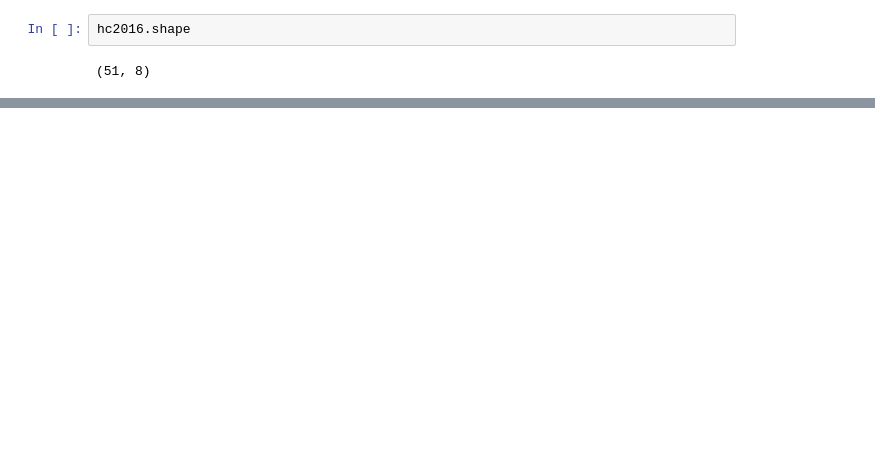
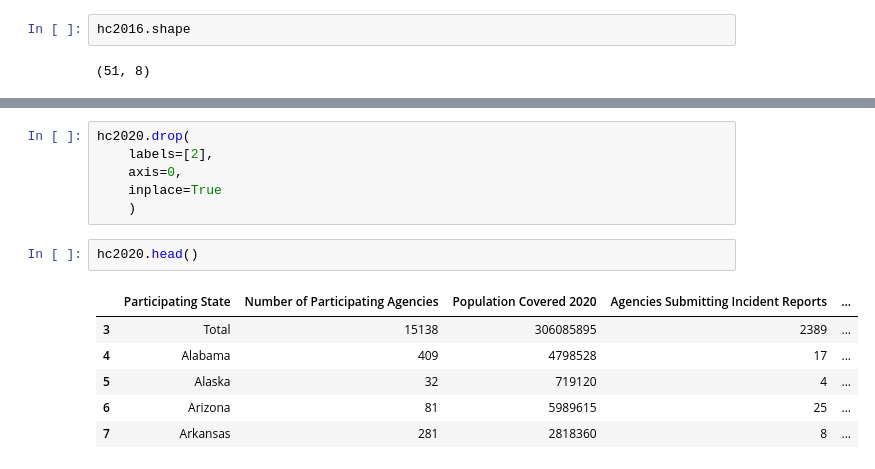
Before and after one commit to jaiduncan/HateCrimeStatistics2020, a Jupyter notebook: HateCrimes.ipynb, the cells around one changed output, grey strips where cells are left out. Drawn from its saved outputs; the diff is of its cells as text; blank space fills up the shorter version.

```diff
--- a/HateCrimes.ipynb
+++ b/HateCrimes.ipynb
@@ -131,0 +177,15 @@ hc2016.shape
+# %%
+hc2020.drop(
+    labels=[2],
+    axis=0,
+    inplace=True
+    )
+# %%
+hc2020.head()
+# %% [output]
+|  | Participating State | Number of Participating Agencies | Population Covered 2020 | Agencies Submitting Incident Reports | ... |
+| 3 | Total | 15138 | 306085895 | 2389 | ... |
+| 4 | Alabama | 409 | 4798528 | 17 | ... |
+| 5 | Alaska | 32 | 719120 | 4 | ... |
+| 6 | Arizona | 81 | 5989615 | 25 | ... |
+| 7 | Arkansas | 281 | 2818360 | 8 | ... |
```
Also changed, not shown: parts of 14 cells of this notebook.
